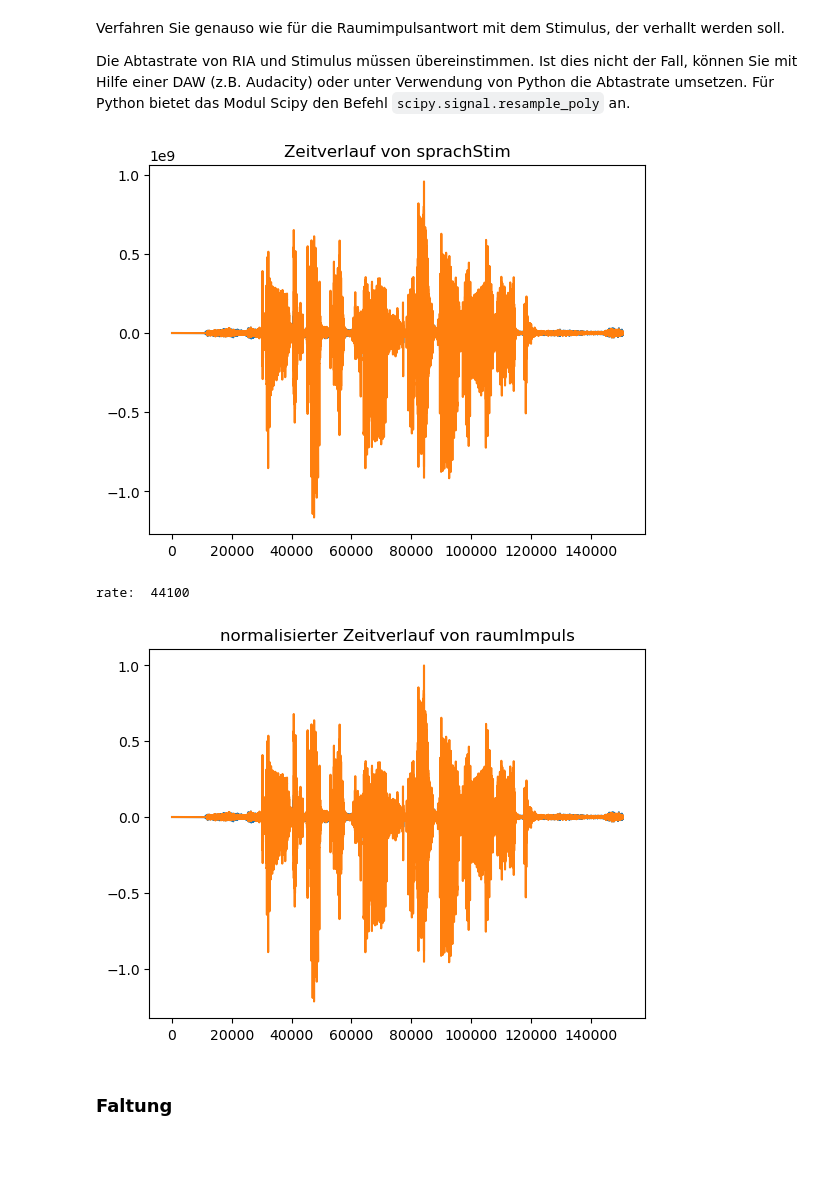
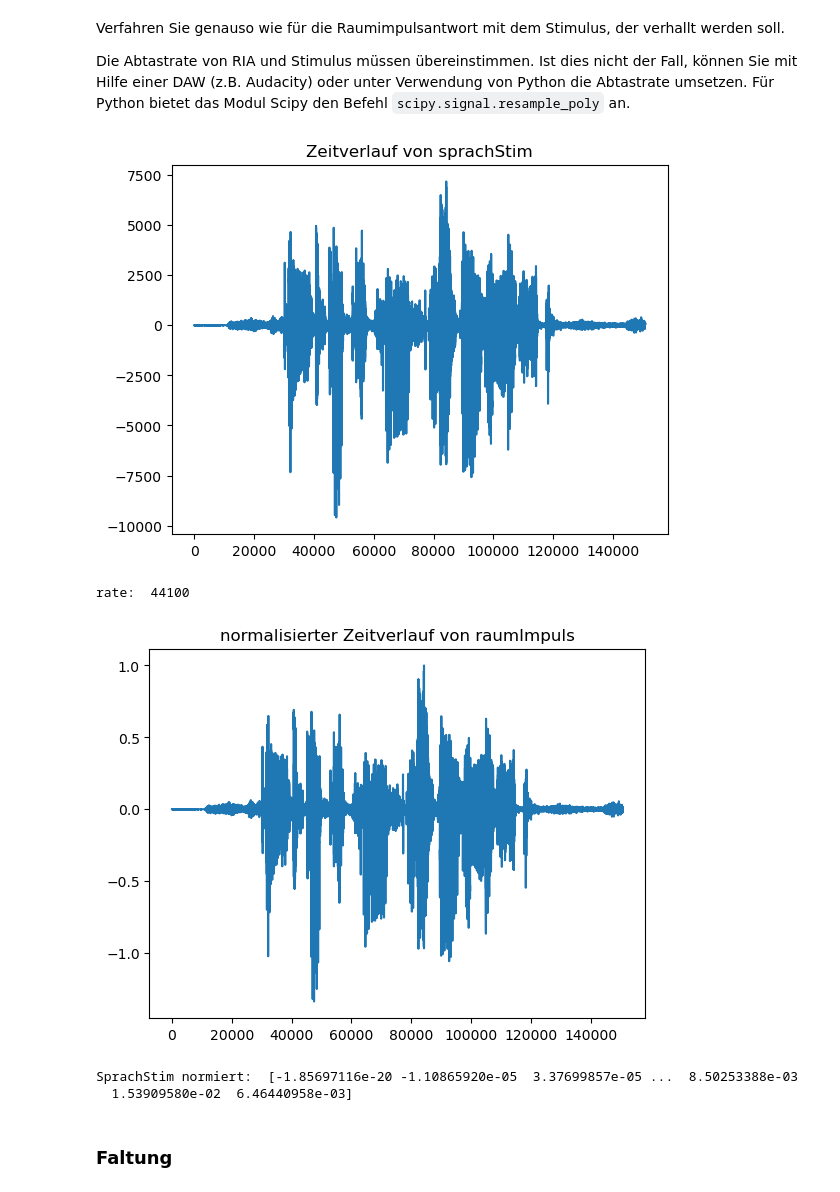
Before and after one commit to sonnii23/DigSigRep, a Jupyter notebook: digsig1/pds5_faltungshall.ipynb, the cells around one changed output. Saved outputs shown, nothing was run; the diff lists cells and outputs as text; code cells hidden in the pictures; blank space fills up the shorter version.

```diff
--- a/digsig1/pds5_faltungshall.ipynb
+++ b/digsig1/pds5_faltungshall.ipynb
@@ -120,30 +121,42 @@ Verfahren Sie genauso wie für die Raumimpulsantwort mit dem Stimulus, der verha
 
 Die Abtastrate von RIA und Stimulus müssen übereinstimmen. Ist dies nicht der Fall, können Sie mit Hilfe einer DAW (z.B. Audacity) oder unter Verwendung von Python die Abtastrate umsetzen. Für Python bietet das Modul Scipy den Befehl `scipy.signal.resample_poly` an.
 # %%
-import scipy.signal as sig
-# aufgabe 1
+# aufgabe 1 Laden Sie die sprachdatei aus der Wav-Datei in eine Variable, stellen Sie den Zeitverlauf dar. Beachten Sie die Abtastrate, mit der die sprachdatei gespeichert wurde.
+sprachStim = "./digisig1.wav"
+
 # zeitverlauf von sprachStim
 rate_sp, data_sp = wav.read(sprachStim)
+
+#plotte die Audiodaten
 plt.plot(data_sp)
 plt.title("Zeitverlauf von sprachStim")
 plt.show()
+
+#Ausgabe der Abtastrate
 print("rate: ", rate_sp)
 # %% [output]
-[figure, old version]
+[figure, new version]
 rate:  44100
 # %%
+import scipy.signal as sig                      # Importieren des Moduls scipy.signal zum anpassen der Abtastrate
 #aufgabe 2 Normieren Sie die SprachStim auf den Maximalwert (d.h. der neue Maximalwert im Signal ist 1).
-max_value_sp = data_sp.max()
-normalized_data_sp = data_sp / max_value_sp
+max_value_sp = data_sp.max()                    # maximaler Wert im Signal
+normalized_data_sp = data_sp / max_value_sp     # Signal normieren
 
+#plotten
 plt.plot(normalized_data_sp)
 plt.title("normalisierter Zeitverlauf von raumImpuls")
 plt.show()
 
 
-# Set the sample rate of sprachStim to 48000
+# die samplerate von sprachStim an die von raumImpuls anpassen
 sprachStim = sig.resample_poly(normalized_data_sp, rate, rate_sp)
+
+#print sprachstim normiert
+print("SprachStim normiert: ", sprachStim)
 # %% [output]
-[figure, old version]
+[figure, new version]
+SprachStim normiert:  [-1.85697116e-20 -1.10865920e-05  3.37699857e-05 ...  8.50253388e-03
+  1.53909580e-02  6.46440958e-03]
 # %%
 # aufgabe 3 implementieren Sie die Wiedergabe des Signals unter Python. Hören Sie sich die SprachStim an und machen Sie sich einen Eindruck von den akustischen Verhälältnissen in dem Raum, wo die Aufnahme erfolgte!
```
Also changed, not shown: parts of 9 cells of this notebook, 7 other files.
